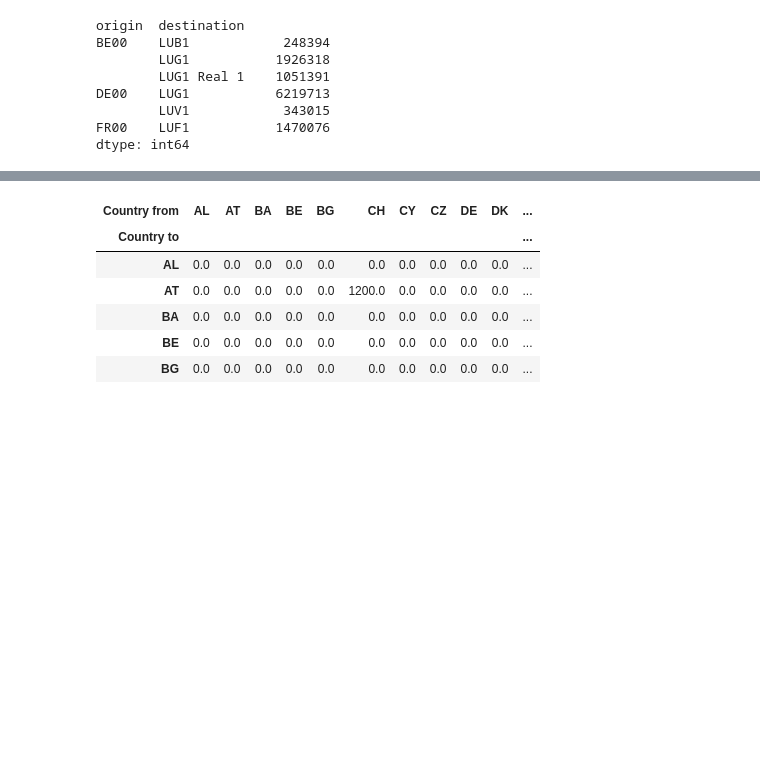
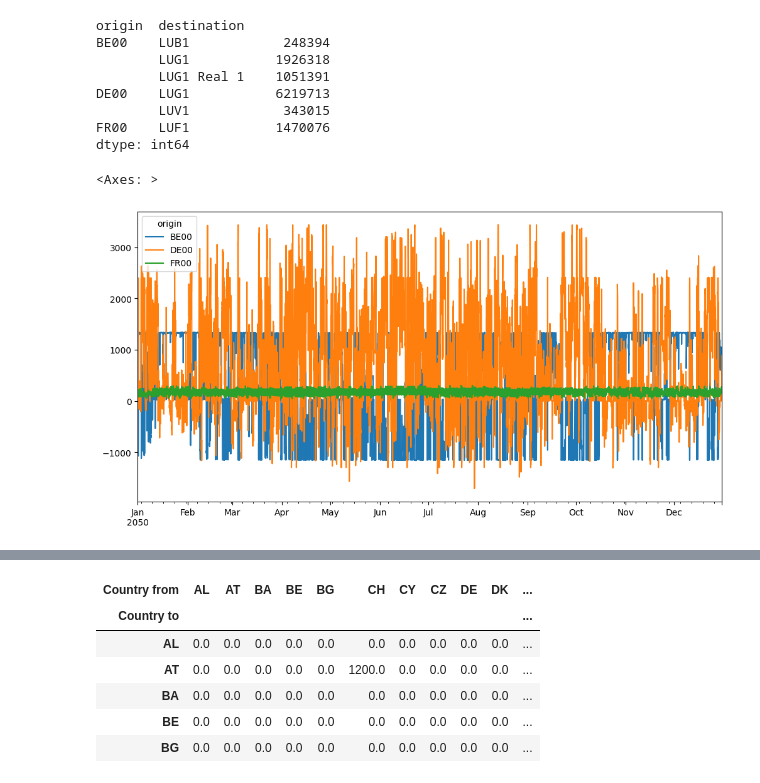
Before and after one commit to LIST-LUXEMBOURG/shrecc, a Jupyter notebook: notebooks/parsing_tyndp.ipynb, the cells around one changed output, grey strips where cells are left out. Drawn from its saved outputs; the diff is of its cells as text; code cells hidden in the pictures; blank space fills up the shorter version.

```diff
--- a/notebooks/parsing_tyndp.ipynb
+++ b/notebooks/parsing_tyndp.ipynb
@@ -498,4 +337,7 @@ DE00    LUG1           6219713
 FR00    LUF1           1470076
 dtype: int64
 # %%
-px.area(od_hourly.loc[:, lu_imports].groupby(level="origin", axis=1).sum())
+od_hourly.loc[:, lu_imports].groupby(level="origin", axis=1).sum().plot(figsize=(12, 6))
+# %% [output]
+<Axes: >
+[figure, added]
```
Also changed, not shown: parts of 57 cells of this notebook, 2 other files.
